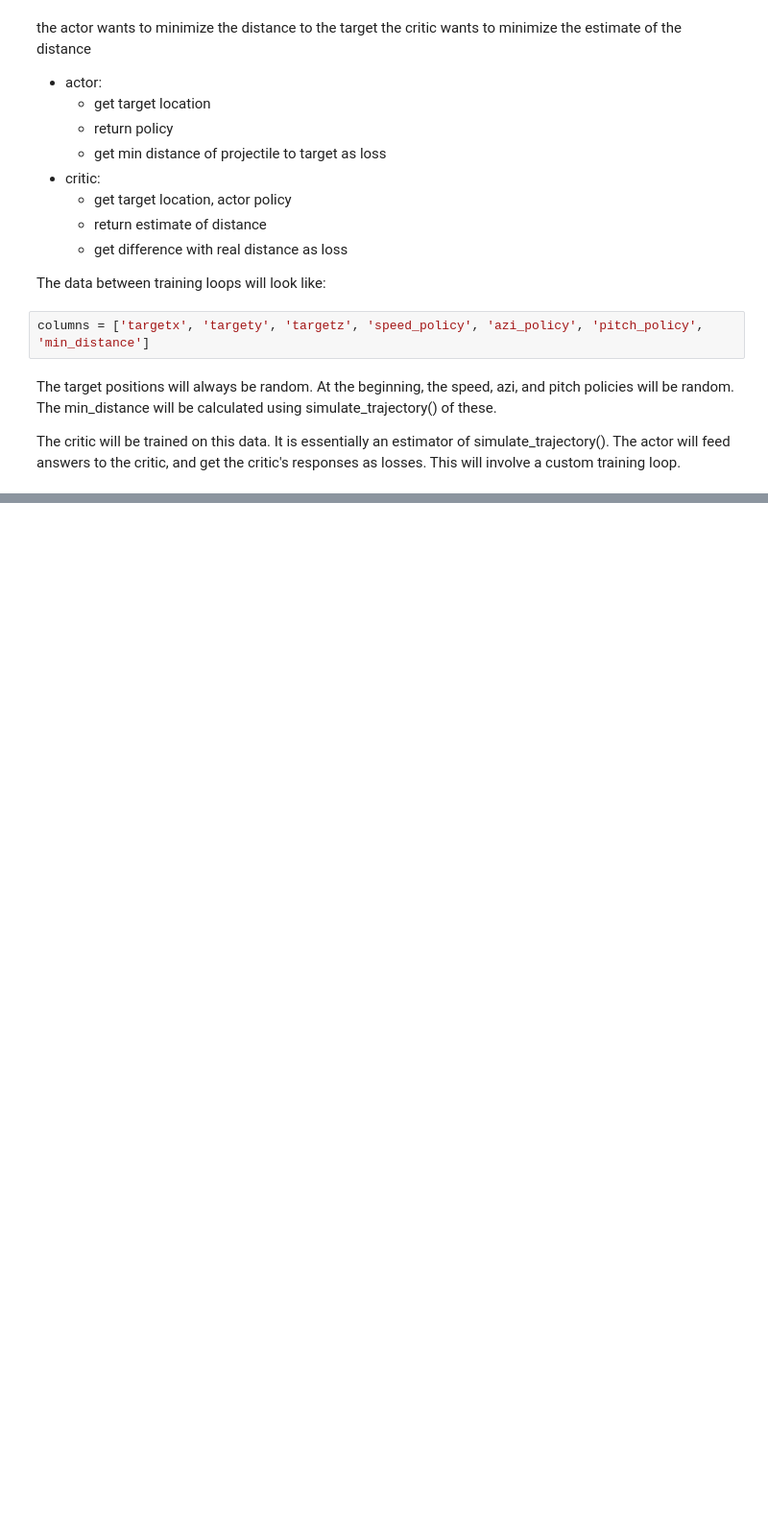
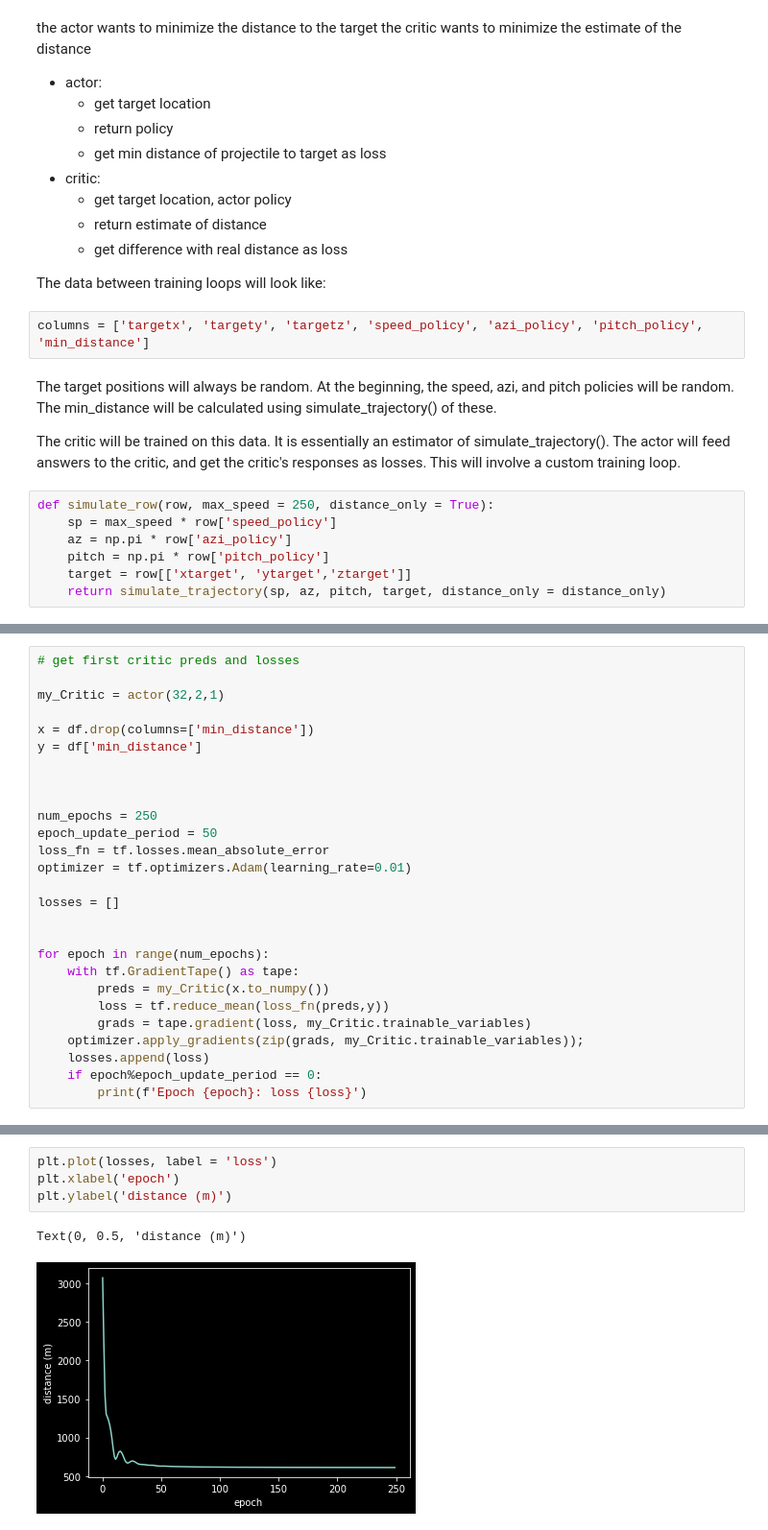
Before and after one commit to dtersegno/cannon, a Jupyter notebook: 2b_cannon.ipynb, the cells around one changed output, grey strips where cells are left out. Shown at 96% size. Saved outputs shown, nothing was run; the diff lists cells and outputs as text; blank space fills up the shorter version.

Commit message:
train critic on random data

```diff
--- a/2b_cannon.ipynb
+++ b/2b_cannon.ipynb
@@ -144,3 +142,10 @@ At the beginning, the speed, azi, and pitch policies will be random. The min_dis
 
 The critic will be trained on this data. It is essentially an estimator of simulate_trajectory().
 The actor will feed answers to the critic, and get the critic's responses as losses. This will involve a custom training loop.
+# %%
+def simulate_row(row, max_speed = 250, distance_only = True):
+    sp = max_speed * row['speed_policy']
+    az = np.pi * row['azi_policy']
+    pitch = np.pi * row['pitch_policy']
+    target = row[['xtarget', 'ytarget','ztarget']]
+    return simulate_trajectory(sp, az, pitch, target, distance_only = distance_only)
@@ -146,0 +192,27 @@ The actor will feed answers to the critic, and get the critic's responses as los
+# %%
+# get first critic preds and losses
+
+my_Critic = actor(32,2,1)
+
+x = df.drop(columns=['min_distance'])
+y = df['min_distance']
+
+
+
+num_epochs = 250
+epoch_update_period = 50
+loss_fn = tf.losses.mean_absolute_error
+optimizer = tf.optimizers.Adam(learning_rate=0.01)
+
+losses = []
+
+
+for epoch in range(num_epochs):
+    with tf.GradientTape() as tape:
+        preds = my_Critic(x.to_numpy())
+        loss = tf.reduce_mean(loss_fn(preds,y))
+        grads = tape.gradient(loss, my_Critic.trainable_variables)
+    optimizer.apply_gradients(zip(grads, my_Critic.trainable_variables));
+    losses.append(loss)
+    if epoch%epoch_update_period == 0:
+        print(f'Epoch {epoch}: loss {loss}')
@@ -146,0 +225,7 @@ The actor will feed answers to the critic, and get the critic's responses as los
+# %%
+plt.plot(losses, label = 'loss')
+plt.xlabel('epoch')
+plt.ylabel('distance (m)')
+# %% [output]
+Text(0, 0.5, 'distance (m)')
+[figure, added]
```
Also changed, not shown: parts of 12 cells of this notebook.
